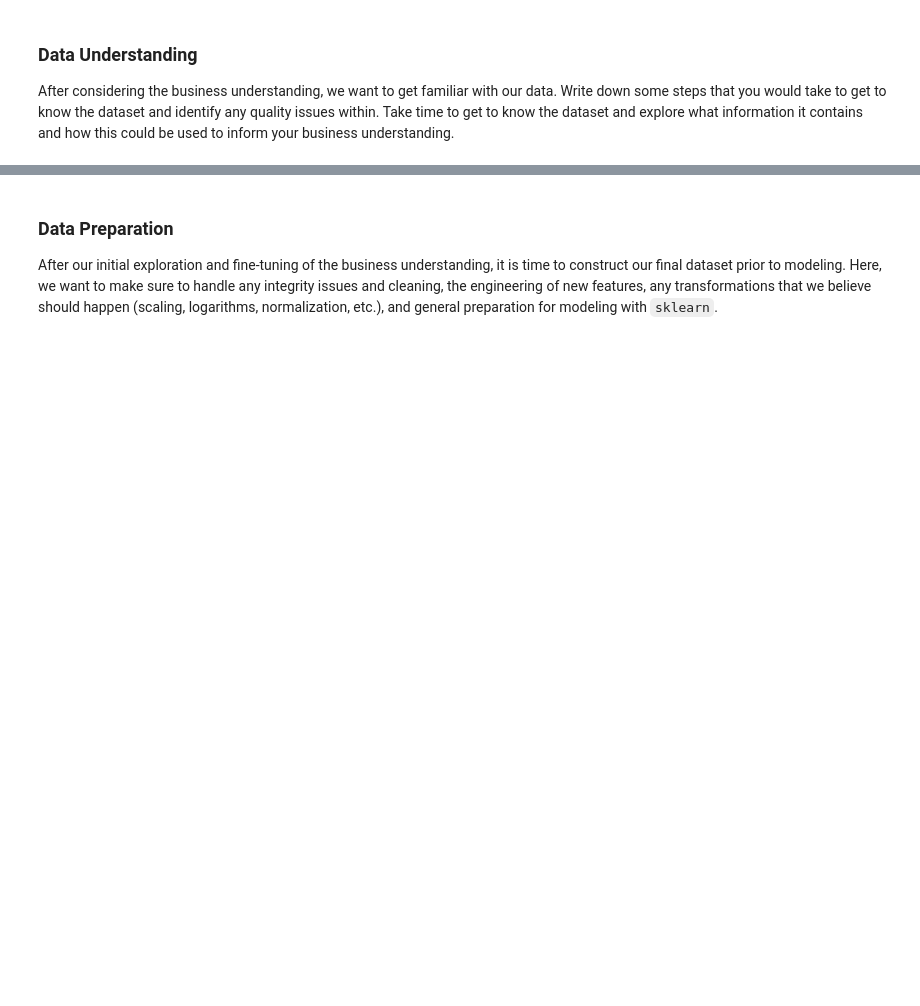
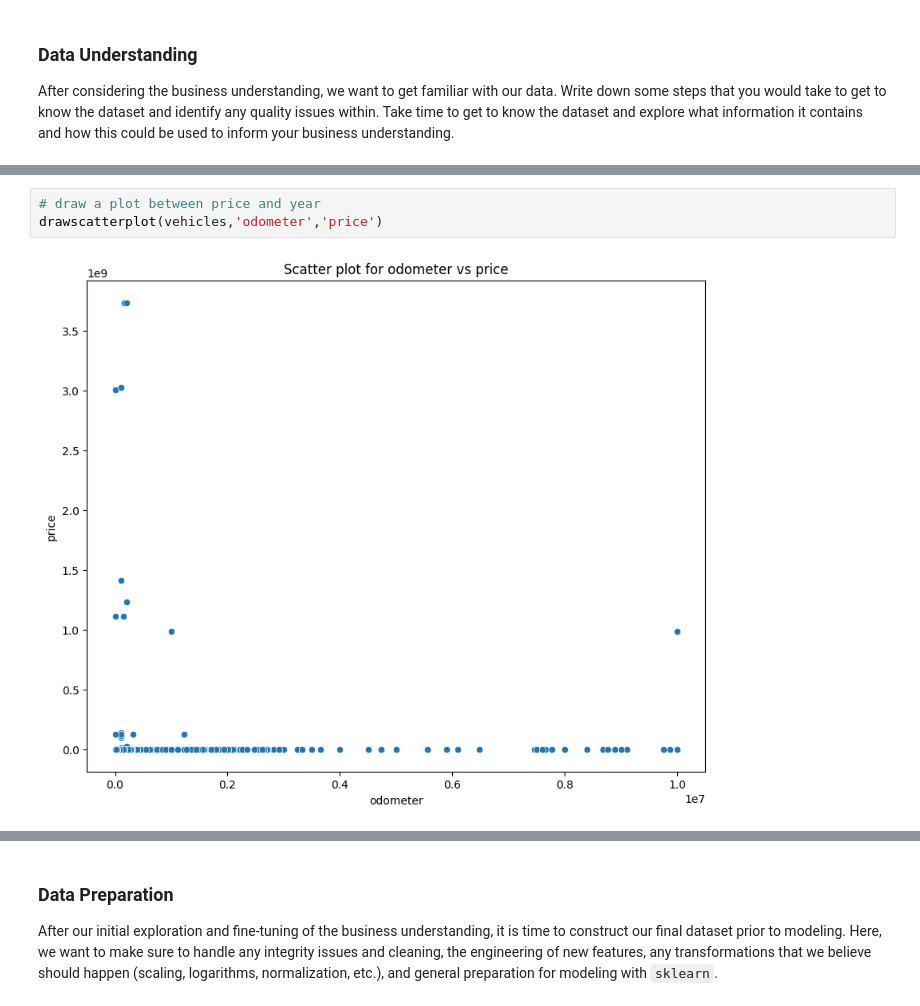
Before and after one commit to purnachand1186/car_price_analysis, a Jupyter notebook: prompt_II.ipynb, the cells around one changed output, grey strips where cells are left out. Saved outputs shown, nothing was run; the diff lists cells and outputs as text; blank space fills up the shorter version.

```diff
--- a/prompt_II.ipynb
+++ b/prompt_II.ipynb
@@ -27,0 +195,5 @@ After considering the business understanding, we want to get familiar with our d
+# %%
+# draw a plot between price and year
+drawscatterplot(vehicles,'odometer','price')
+# %% [output]
+[figure, added]
```
Also changed, not shown: parts of 46 cells of this notebook.
